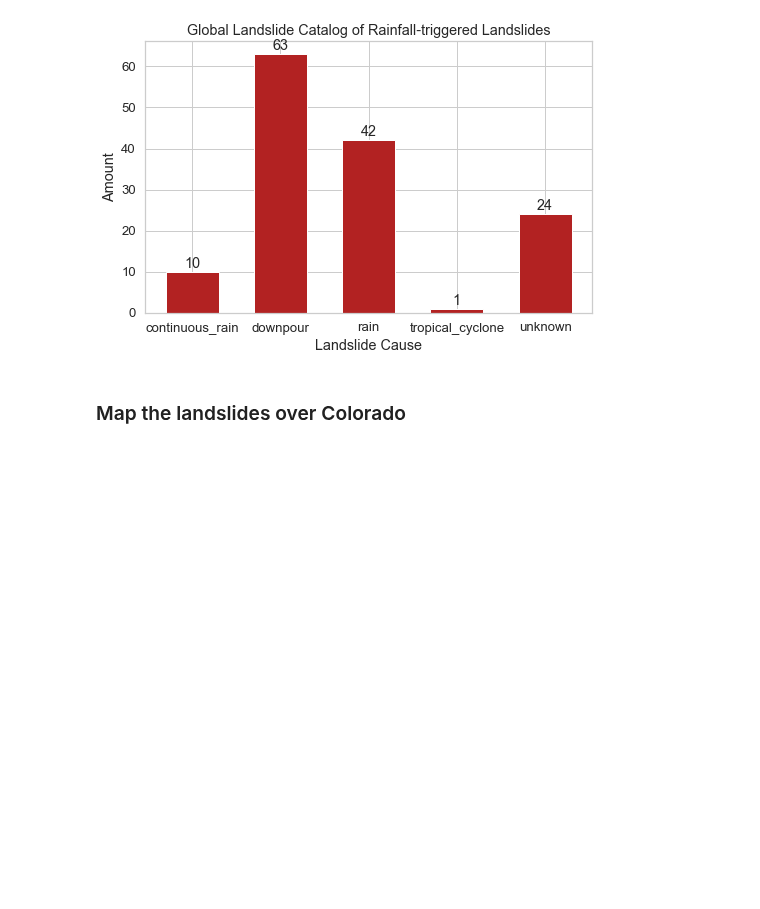
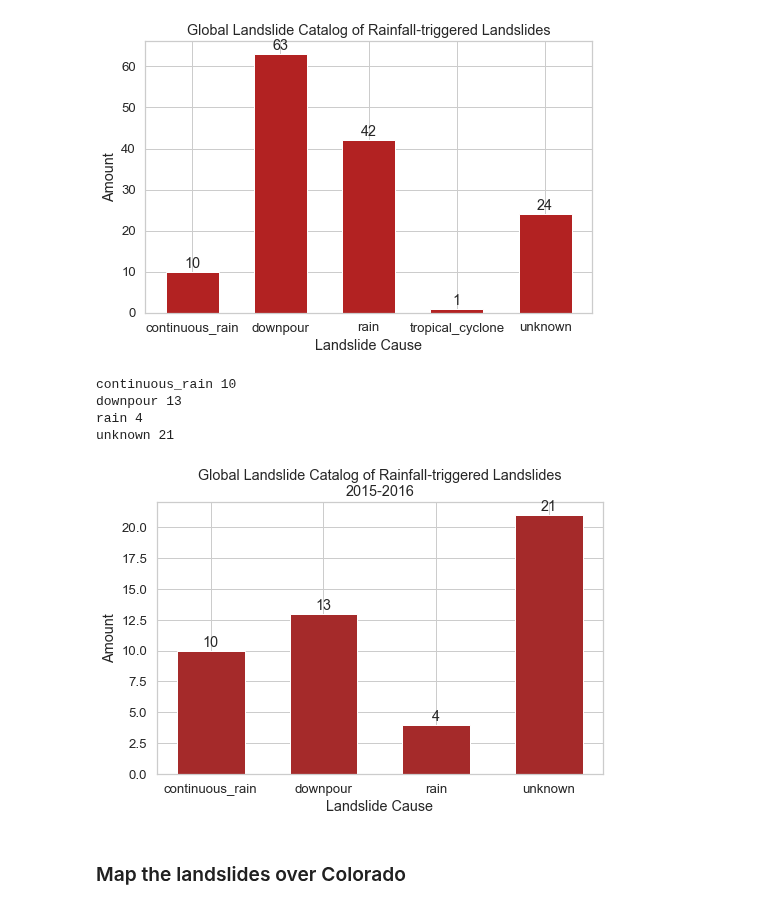
Before and after one commit to jacquiewitte/capstone-landslides-soilmoisture, a Jupyter notebook: capstone-study-area.ipynb, the cells around one changed output. Cells and saved outputs as stored; diff of their text form; code cells hidden in the pictures; blank space fills up the shorter version.

```diff
--- a/capstone-study-area.ipynb
+++ b/capstone-study-area.ipynb
@@ -67,0 +75,2 @@ False
+# %%
+glc_co_2015to2016 = glc_co[glc_co.index > '2015-04-01']
@@ -133,6 +162,38 @@ rain 42
 tropical_cyclone 1
 unknown 24
 [figure]
+# %%
+stack_plot = []
+labels = []
+for i, data in glc_co_2015to2016.groupby('landslide_trigger'):
+    labels.append(i)
+    stack_plot.append(data['landslide_trigger'].count())
+    print(i, data['landslide_trigger'].count())
+
+labels, stack_plot
+
+f, ax = plt.subplots(figsize=(8,5))
+width = 0.6
+bars = ax.bar(labels, stack_plot, width, color='brown')
+ax.set(xlabel='Landslide Cause',
+       ylabel='Amount',
+       title='Global Landslide Catalog of Rainfall-triggered Landslides\n2015-2016')
+
+ax.bar_label(bars, padding=1)
+
+# Saving figure
+plot_output = os.path.join(et.io.HOME,
+                           'earth-analytics',
+                           'ea-python-2022-capstone', 'plots',
+                           'glc_landslide_cause_2015-2016.jpg')
+
+plt.savefig(plot_output)
+# %% [output]
+continuous_rain 10
+downpour 13
+rain 4
+unknown 21
+[figure, added]
 # %% [markdown]
 ### Map the landslides over Colorado
 # %%
```
Also changed, not shown: parts of 2 cells of this notebook, 3 other files.
